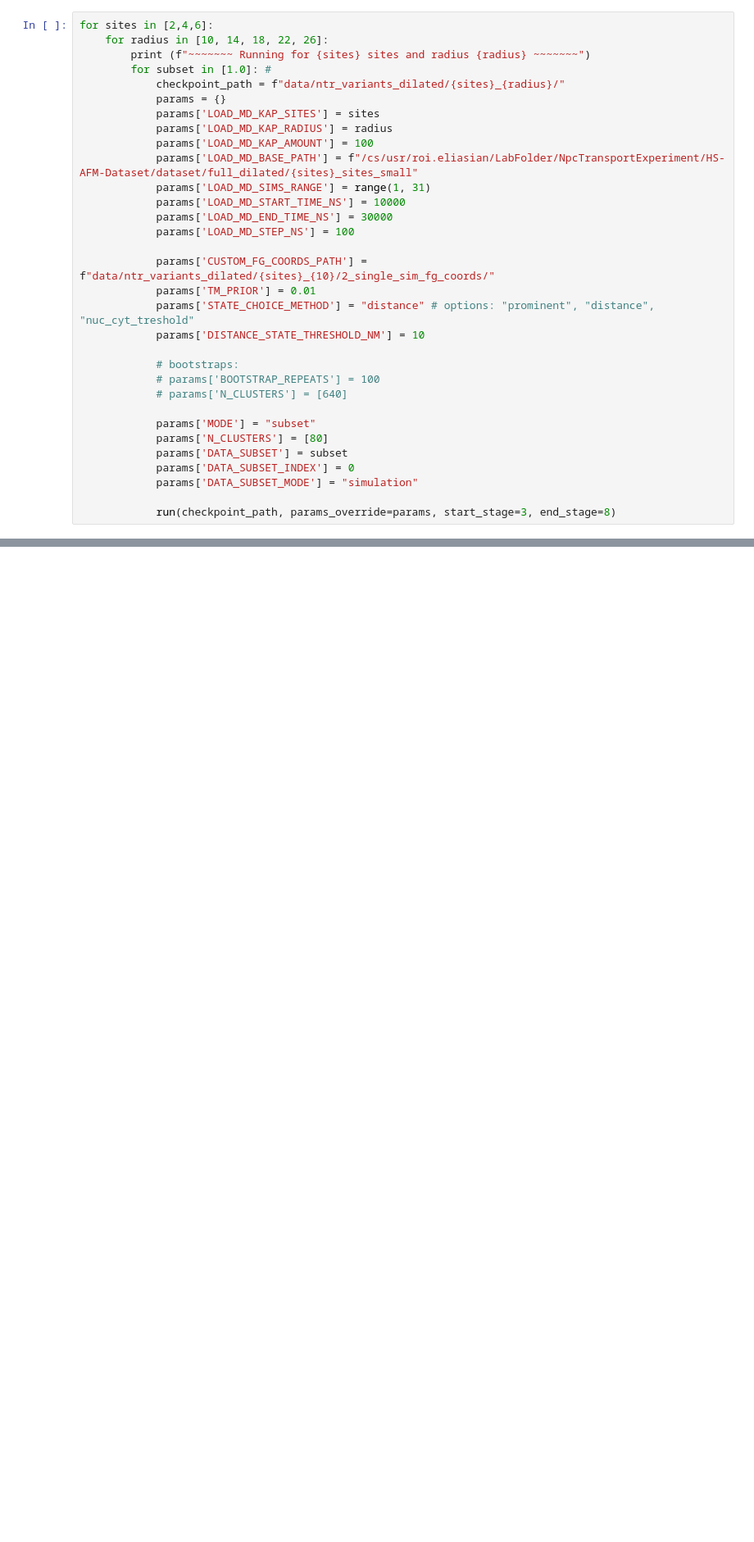
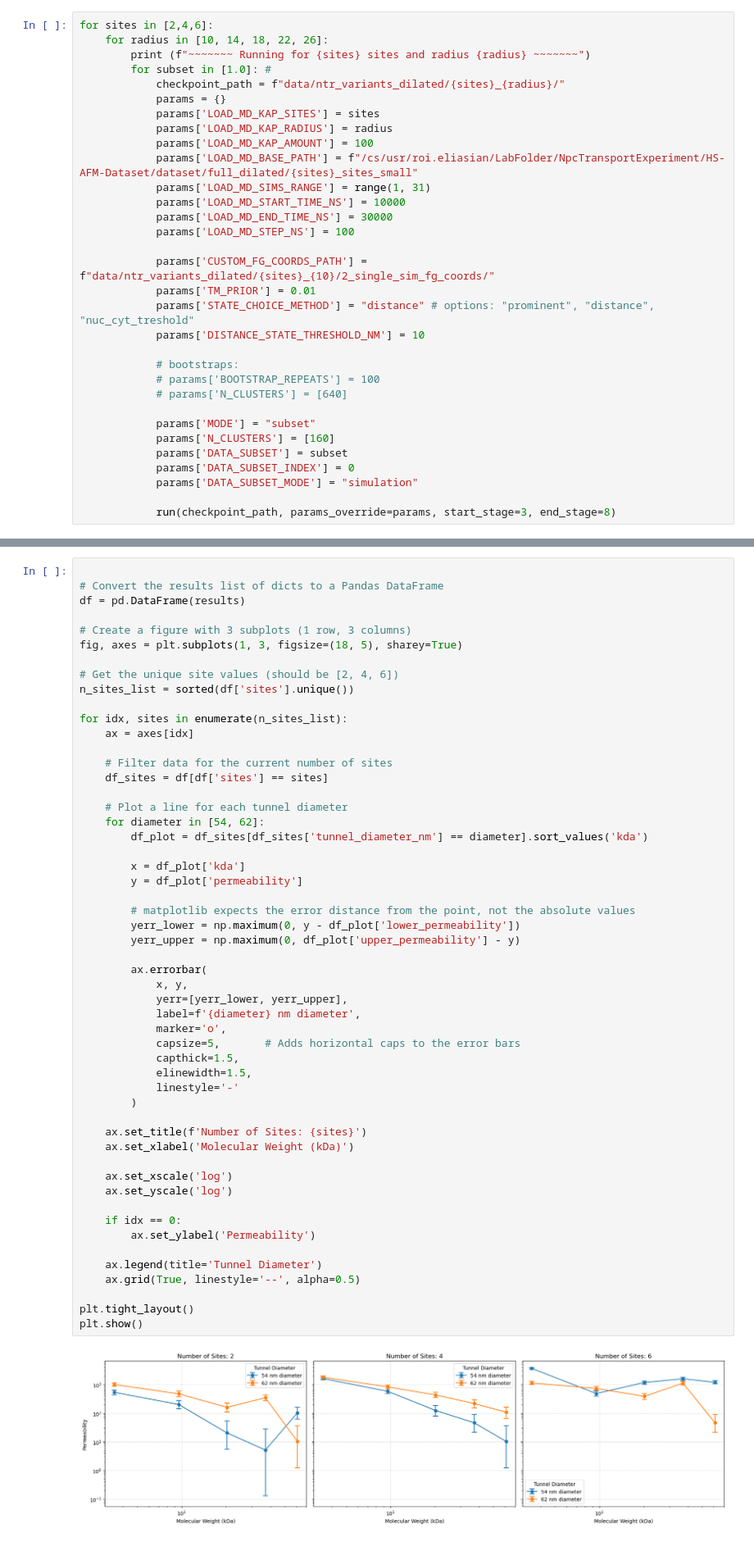
Before and after one commit to ravehlab/iMSM, a Jupyter notebook: 020_PRC_dilated_small_variants.ipynb, the cells around one changed output, grey strips where cells are left out. Shown at 82% size. Drawn from its saved outputs; the diff is of its cells as text; blank space fills up the shorter version.

```diff
--- a/020_PRC_dilated_small_variants.ipynb
+++ b/020_PRC_dilated_small_variants.ipynb
@@ -30,7 +43,7 @@ for sites in [2,4,6]:
             # params['N_CLUSTERS'] = [640]
 
             params['MODE'] = "subset"
-            params['N_CLUSTERS'] = [80]
+            params['N_CLUSTERS'] = [160]
             params['DATA_SUBSET'] = subset
             params['DATA_SUBSET_INDEX'] = 0
             params['DATA_SUBSET_MODE'] = "simulation"
@@ -56,0 +167,55 @@ Using 16 cores
+# %%
+
+# Convert the results list of dicts to a Pandas DataFrame
+df = pd.DataFrame(results)
+
+# Create a figure with 3 subplots (1 row, 3 columns)
+fig, axes = plt.subplots(1, 3, figsize=(18, 5), sharey=True)
+
+# Get the unique site values (should be [2, 4, 6])
+n_sites_list = sorted(df['sites'].unique())
+
+for idx, sites in enumerate(n_sites_list):
+    ax = axes[idx]
+
+    # Filter data for the current number of sites
+    df_sites = df[df['sites'] == sites]
+
+    # Plot a line for each tunnel diameter
+    for diameter in [54, 62]:
+        df_plot = df_sites[df_sites['tunnel_diameter_nm'] == diameter].sort_values('kda')
+
+        x = df_plot['kda']
+        y = df_plot['permeability']
+
+        # matplotlib expects the error distance from the point, not the absolute values
+        yerr_lower = np.maximum(0, y - df_plot['lower_permeability'])
+        yerr_upper = np.maximum(0, df_plot['upper_permeability'] - y)
+
+        ax.errorbar(
+            x, y,
+            yerr=[yerr_lower, yerr_upper],
+            label=f'{diameter} nm diameter',
+            marker='o',
+            capsize=5,       # Adds horizontal caps to the error bars
+            capthick=1.5,
+            elinewidth=1.5,
+            linestyle='-'
+        )
+
+    ax.set_title(f'Number of Sites: {sites}')
+    ax.set_xlabel('Molecular Weight (kDa)')
+
+    ax.set_xscale('log')
+    ax.set_yscale('log')
+
+    if idx == 0:
+        ax.set_ylabel('Permeability')
+
+    ax.legend(title='Tunnel Diameter')
+    ax.grid(True, linestyle='--', alpha=0.5)
+
+plt.tight_layout()
+plt.show()
+# %% [output]
+[figure, added]
```
Also changed, not shown: parts of 3 cells of this notebook, 12 other files.
